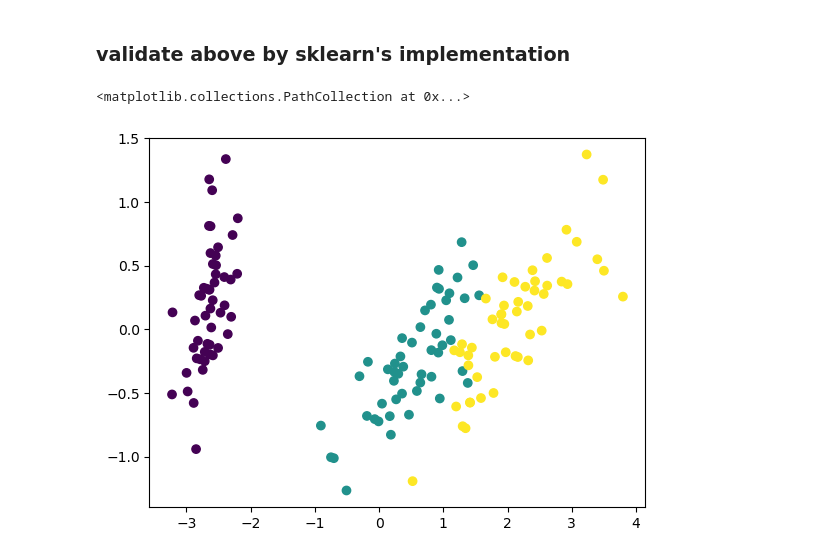
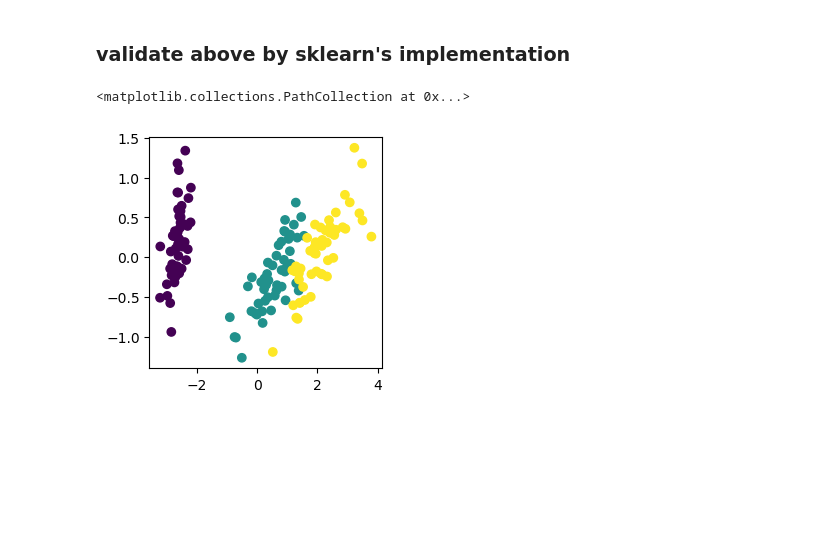
Before and after one commit to gozsoy/ml-algos-from-scratch, a Jupyter notebook: pca.ipynb, the cells around one changed output. Drawn from its saved outputs; the diff is of its cells as text; code cells hidden in the pictures; blank space fills up the shorter version.

```diff
--- a/pca.ipynb
+++ b/pca.ipynb
@@ -60,7 +64,8 @@ pca = PCA(n_components=2, svd_solver='full')
 
 X_sk = pca.fit_transform(X)
 # %%
+plt.figure(figsize=(3, 3))
 plt.scatter(x=X_sk[:,0],y=X_sk[:,1],c=y)
 # %% [output]
 <matplotlib.collections.PathCollection at 0x...>
-[figure, old version]
+[figure, new version]
```
Also changed, not shown: parts of 9 cells of this notebook.
